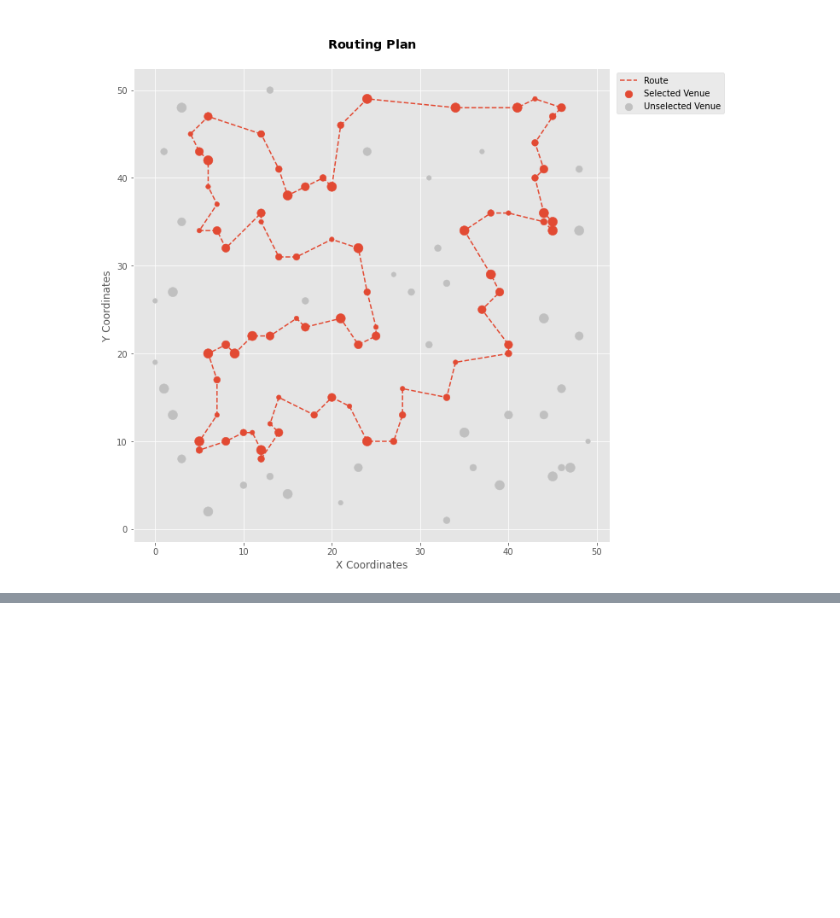
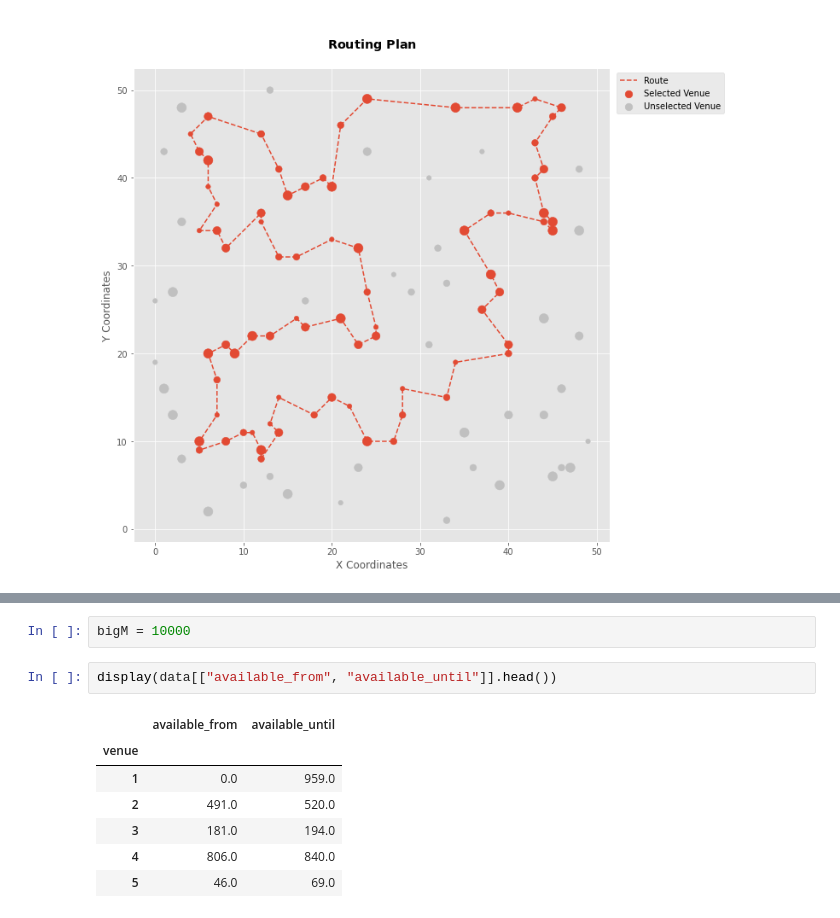
Before and after one commit to yingfangliang/concert-tour-routing, a Jupyter notebook: Concert Tour Routing Plan Optimization.ipynb, the cells around one changed output, grey strips where cells are left out. Drawn from its saved outputs; the diff is of its cells as text; blank space fills up the shorter version.

```diff
--- a/Concert Tour Routing Plan Optimization.ipynb
+++ b/Concert Tour Routing Plan Optimization.ipynb
@@ -643,0 +677,12 @@ plt.show()
+# %%
+bigM = 10000
+# %%
+display(data[["available_from", "available_until"]].head())
+# %% [output]
+|  | available_from | available_until |
+| venue |  |  |
+| 1 | 0.0 | 959.0 |
+| 2 | 491.0 | 520.0 |
+| 3 | 181.0 | 194.0 |
+| 4 | 806.0 | 840.0 |
+| 5 | 46.0 | 69.0 |
```
Also changed, not shown: parts of 18 cells of this notebook.
